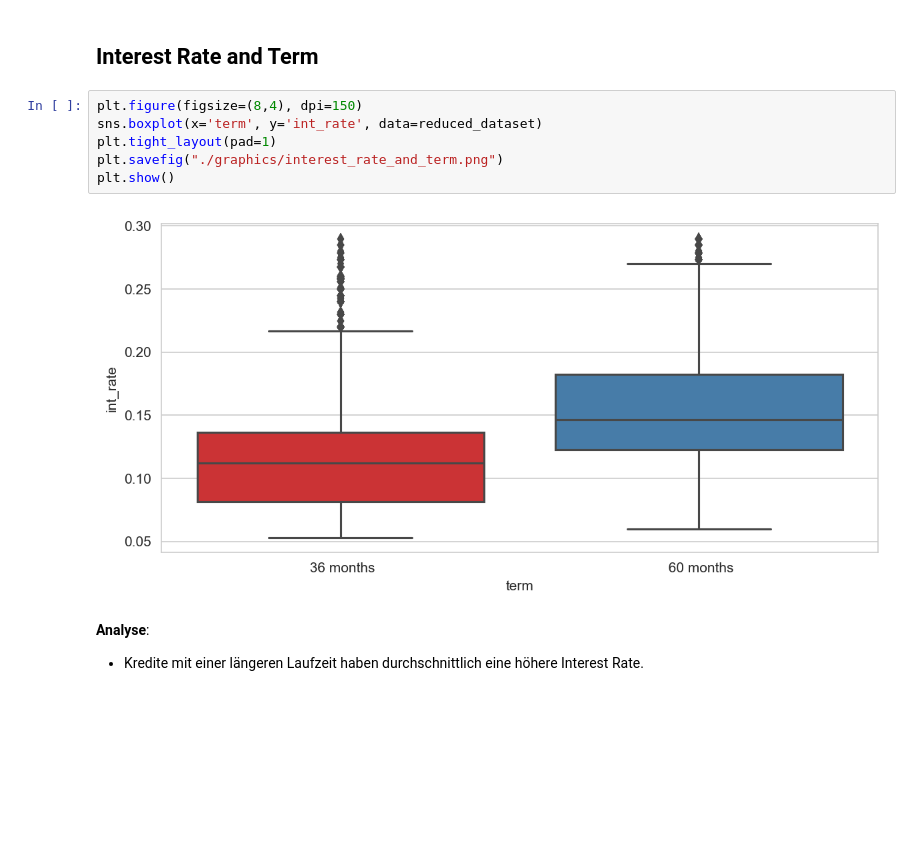
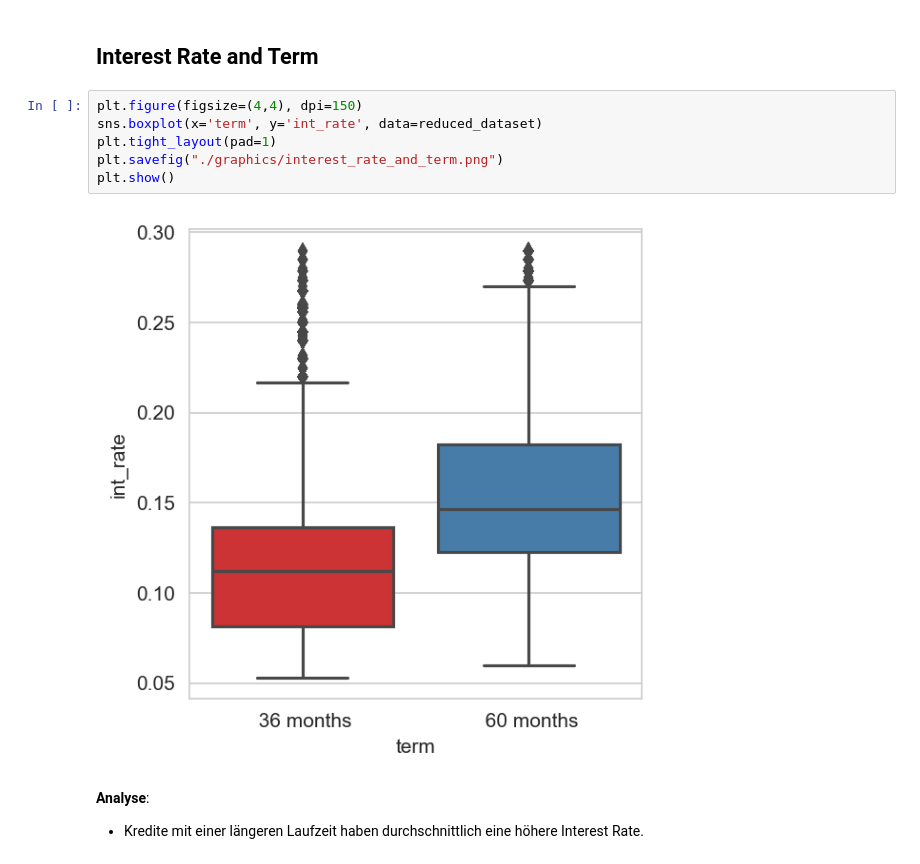
Before and after one commit to carlov93/lending_club_challange, a Jupyter notebook: data_exploration/data_exploration.ipynb, the cells around one changed output. Saved outputs shown, nothing was run; the diff lists cells and outputs as text; blank space fills up the shorter version.

```diff
--- a/data_exploration/data_exploration.ipynb
+++ b/data_exploration/data_exploration.ipynb
@@ -216,13 +212,13 @@ __Analyse__:
 # %% [markdown]
 ## Interest Rate and Term
 # %%
-plt.figure(figsize=(8,4), dpi=150)
+plt.figure(figsize=(4,4), dpi=150)
 sns.boxplot(x='term', y='int_rate', data=reduced_dataset)
 plt.tight_layout(pad=1)
 plt.savefig("./graphics/interest_rate_and_term.png")
 plt.show()
 # %% [output]
-[figure, old version]
+[figure, new version]
 # %% [markdown]
 __Analyse__:
 - Kredite mit einer längeren Laufzeit haben durchschnittlich eine höhere Interest Rate.
```
Also changed, not shown: parts of 5 cells of this notebook, 12 other files.
